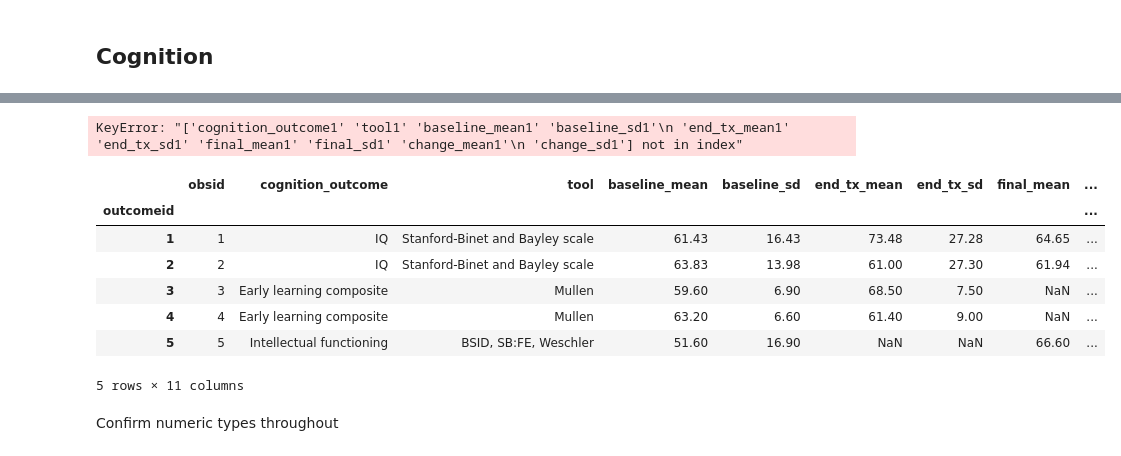
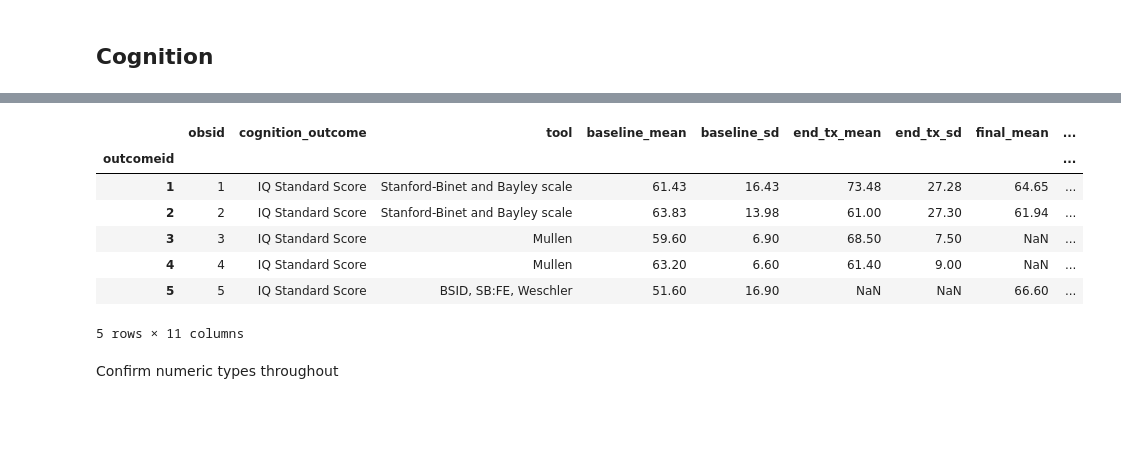
Before and after one commit to fonnesbeck/autism_intervention_MA, a Jupyter notebook: ASD Interventions Meta-analysis.ipynb, the cells around one changed output, grey strips where cells are left out. Cells and saved outputs as stored; diff of their text form; code cells hidden in the pictures; blank space fills up the shorter version.

```diff
--- a/ASD Interventions Meta-analysis.ipynb
+++ b/ASD Interventions Meta-analysis.ipynb
@@ -10,2 +11,5 @@ cognition_data = pd.read_csv('data/Cognition.csv',
+# %%
+vabs_outcomes = pd.read_csv("data/VABS_outcomes.csv", index_col=0)
+cognition_outcomes = pd.read_csv('data/Cognition_outcomes.csv', index_col=0)
 # %%
 # replace some values
@@ -25,0 +29,24 @@ cognition_data.time_to_last_fup = cognition_data.time_to_last_fup.astype(float)
+# %%
+cognition_outcomes.cognition_outcome = cognition_outcomes.cognition_outcome.replace(
+                    ['IQ', 'Early learning composite', 'Intellectual functioning',
+                    'MDI', 'cognitive standard', 'Full scale IQ',
+                    'DQ', 'GMDS-ER GQ', 'Early Learning composite'], 'IQ Standard Score')
+
+cognition_outcomes.cognition_outcome = cognition_outcomes.cognition_outcome.replace(
+                    ['mental age', 'dev age', 'Developmental age'], 'IQ Age Scale')
+
+cognition_outcomes.cognition_outcome = cognition_outcomes.cognition_outcome.replace(
+                    ['Non-Verbal IQ', 'non-verbal IQ', 'Performance IQ',
+                    'Nonverbal IQ', 'Non-verbal', 'Non-verbal intelligence',
+                    'non-verbal cognition (VR)', 'Visual', 'Visual-spatial IQ',
+                    'Visual reception'], 'Non-verbal IQ')
+
+cognition_outcomes.cognition_outcome = cognition_outcomes.cognition_outcome.replace('Fine motor',
+                                                                                    'Motor IQ')
+
+cognition_outcomes.cognition_outcome = cognition_outcomes.cognition_outcome.replace(
+                    ['Receptive Language', 'Receptive language', 'Expressive language'],
+                    'Language IQ')
+
+cognition_outcomes.cognition_outcome = cognition_outcomes.cognition_outcome.replace(
+                    'Expressive language age', 'Language Age Scale')
@@ -25,0 +55,3 @@ cognition_data.time_to_last_fup = cognition_data.time_to_last_fup.astype(float)
+# %%
+cognition_outcomes = cognition_outcomes[cognition_outcomes.cognition_outcome.isin(
+    ['Language and communication', 'Reciprocal social interaction']) - True]
@@ -25,0 +60,2 @@ cognition_data.time_to_last_fup = cognition_data.time_to_last_fup.astype(float)
+# %%
+cognition_outcomes = cognition_outcomes[cognition_outcomes.cognition_outcome.notnull()]
@@ -156,10 +115,0 @@ all_melt_vars = [['{0}{1}'.format(varname,i) for varname in melt_vars] for i in
-# %%
-varlist = []
-for i,v in enumerate(all_melt_vars):
-    chunk = cognition_data[v]
-    chunk.columns = melt_vars
-    chunk['time'] = i
-    varlist.append(chunk)
-long_vars = pd.concat(varlist)
-# %% [output]
-KeyError: "['cognition_outcome1' 'tool1' 'baseline_mean1' 'baseline_sd1'\n 'end_tx_mean1' 'end_tx_sd1' 'final_mean1' 'final_sd1' 'change_mean1'\n 'change_sd1'] not in index"
@@ -172,11 +116,11 @@ cognition_long = pd.read_csv('data/Cognition_outcomes.csv', index_col=0)
 # %%
-cognition_long.head()
+cognition_outcomes.head()
 # %% [output]
 |  | obsid | cognition_outcome | tool | baseline_mean | baseline_sd | end_tx_mean | end_tx_sd | final_mean | ... |
 | outcomeid |  |  |  |  |  |  |  |  | ... |
-| 1 | 1 | IQ | Stanford-Binet and Bayley scale | 61.43 | 16.43 | 73.48 | 27.28 | 64.65 | ... |
-| 2 | 2 | IQ | Stanford-Binet and Bayley scale | 63.83 | 13.98 | 61.00 | 27.30 | 61.94 | ... |
-| 3 | 3 | Early learning composite | Mullen | 59.60 | 6.90 | 68.50 | 7.50 | NaN | ... |
-| 4 | 4 | Early learning composite | Mullen | 63.20 | 6.60 | 61.40 | 9.00 | NaN | ... |
-| 5 | 5 | Intellectual functioning | BSID, SB:FE, Weschler | 51.60 | 16.90 | NaN | NaN | 66.60 | ... |
+| 1 | 1 | IQ Standard Score | Stanford-Binet and Bayley scale | 61.43 | 16.43 | 73.48 | 27.28 | 64.65 | ... |
+| 2 | 2 | IQ Standard Score | Stanford-Binet and Bayley scale | 63.83 | 13.98 | 61.00 | 27.30 | 61.94 | ... |
+| 3 | 3 | IQ Standard Score | Mullen | 59.60 | 6.90 | 68.50 | 7.50 | NaN | ... |
+| 4 | 4 | IQ Standard Score | Mullen | 63.20 | 6.60 | 61.40 | 9.00 | NaN | ... |
+| 5 | 5 | IQ Standard Score | BSID, SB:FE, Weschler | 51.60 | 16.90 | NaN | NaN | 66.60 | ... |
 5 rows × 11 columns
```
Also changed, not shown: parts of 55 cells of this notebook.
